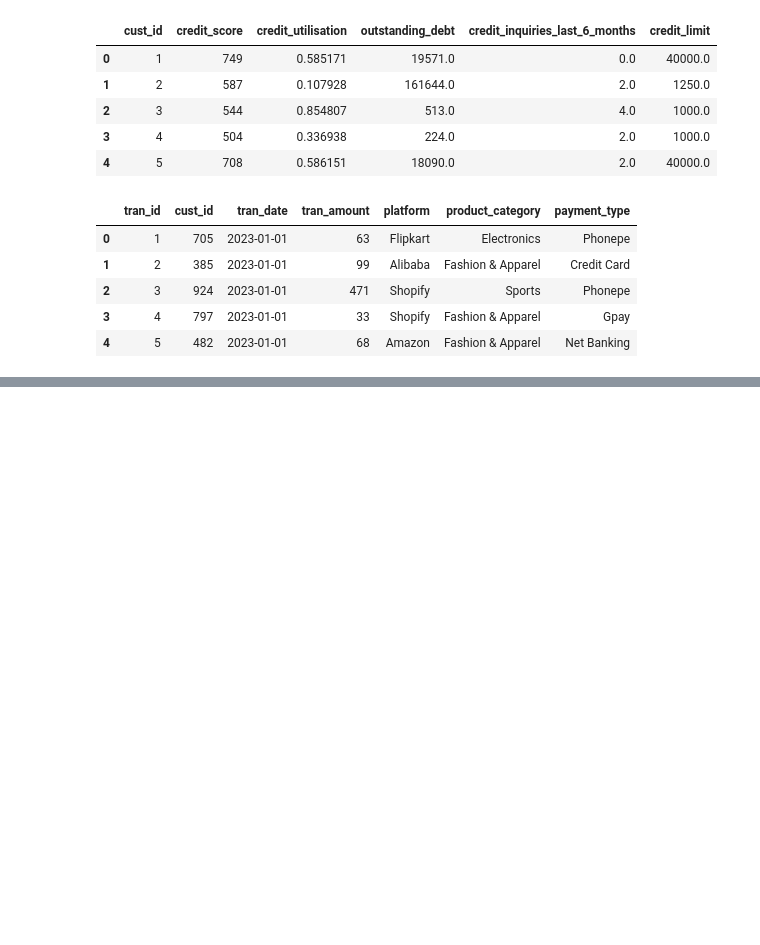
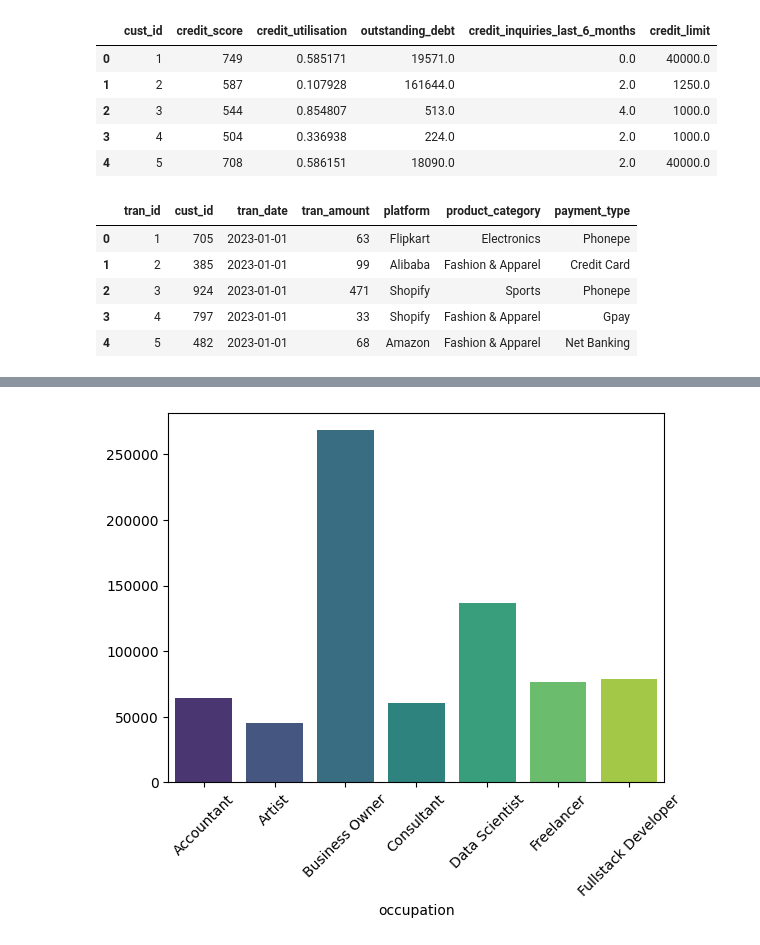
Before and after one commit to HMurawski/credit_card_launch, a Jupyter notebook: main.ipynb, the cells around one changed output, grey strips where cells are left out. Cells and saved outputs as stored; diff of their text form; code cells hidden in the pictures; blank space fills up the shorter version.

```diff
--- a/main.ipynb
+++ b/main.ipynb
@@ -115,0 +163,4 @@ df_trans.head()
+# %%
+for index, row in df_cust.iterrows():
+    if row["annual_income"] < 100:
+        df_cust.at[index, "annual_income"] = median_by_occupation[row["occupation"]]
@@ -115,0 +177,3 @@ df_trans.head()
+# %%
+avg_income_by_occupation = round(df_cust.groupby("occupation")["annual_income"].mean(),2)
+avg_income_by_occupation
@@ -115,0 +190,6 @@ df_trans.head()
+# %%
+sns.barplot(x=avg_income_by_occupation.index , y=avg_income_by_occupation.values, palette="viridis")
+plt.xticks(rotation=45)
+plt.show()
+# %% [output]
+[figure, added]
```
Also changed, not shown: parts of 21 cells of this notebook.
